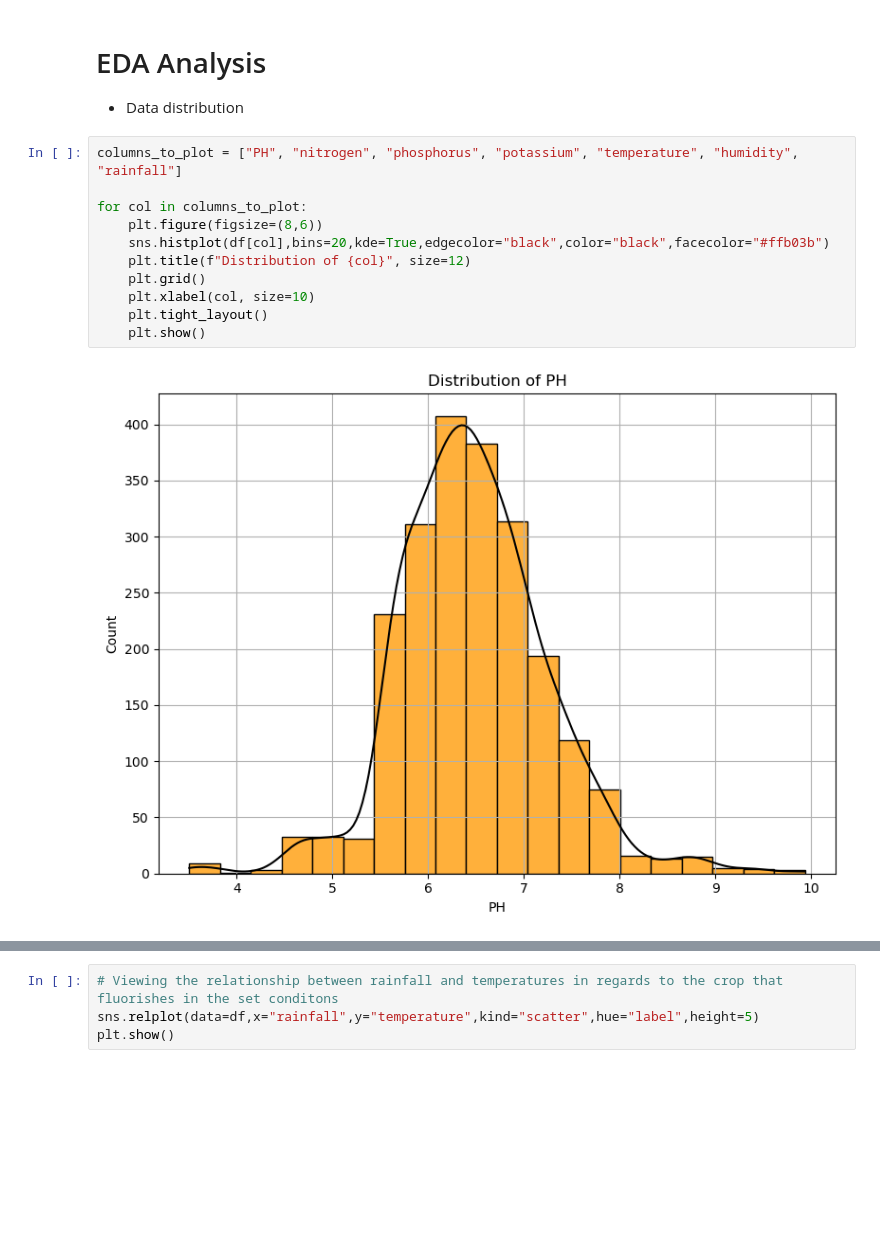
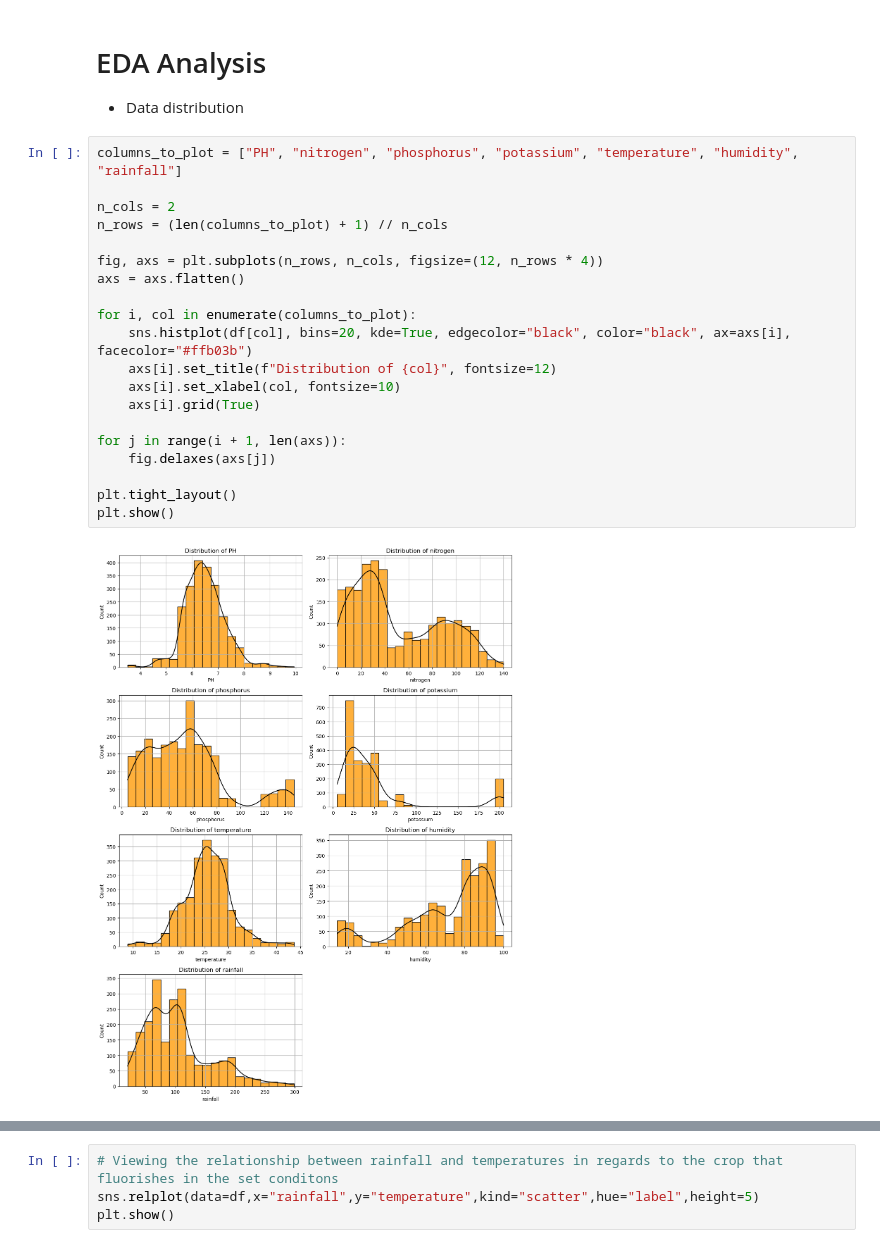
Before and after one commit to Kamuthuj/crop-soil-prediction, a Jupyter notebook: analysis.ipynb, the cells around one changed output, grey strips where cells are left out. Drawn from its saved outputs; the diff is of its cells as text; blank space fills up the shorter version.

Commit message:
modified plots

```diff
--- a/analysis.ipynb
+++ b/analysis.ipynb
@@ -100,13 +100,22 @@ df.describe()
 # %%
 columns_to_plot = ["PH", "nitrogen", "phosphorus", "potassium", "temperature", "humidity", "rainfall"]
 
-for col in columns_to_plot:
-    plt.figure(figsize=(8,6))
-    sns.histplot(df[col],bins=20,kde=True,edgecolor="black",color="black",facecolor="#ffb03b")
-    plt.title(f"Distribution of {col}", size=12)
-    plt.grid()
-    plt.xlabel(col, size=10)
-    plt.tight_layout()
-    plt.show()
+n_cols = 2
+n_rows = (len(columns_to_plot) + 1) // n_cols
+
+fig, axs = plt.subplots(n_rows, n_cols, figsize=(12, n_rows * 4))
+axs = axs.flatten()
+
+for i, col in enumerate(columns_to_plot):
+    sns.histplot(df[col], bins=20, kde=True, edgecolor="black", color="black", ax=axs[i], facecolor="#ffb03b")
+    axs[i].set_title(f"Distribution of {col}", fontsize=12)
+    axs[i].set_xlabel(col, fontsize=10)
+    axs[i].grid(True)
+
+for j in range(i + 1, len(axs)):
+    fig.delaxes(axs[j])
+
+plt.tight_layout()
+plt.show()
 # %% [output]
-[figure, old version]
+[figure, new version]
```
Also changed, not shown: parts of 9 cells of this notebook.
